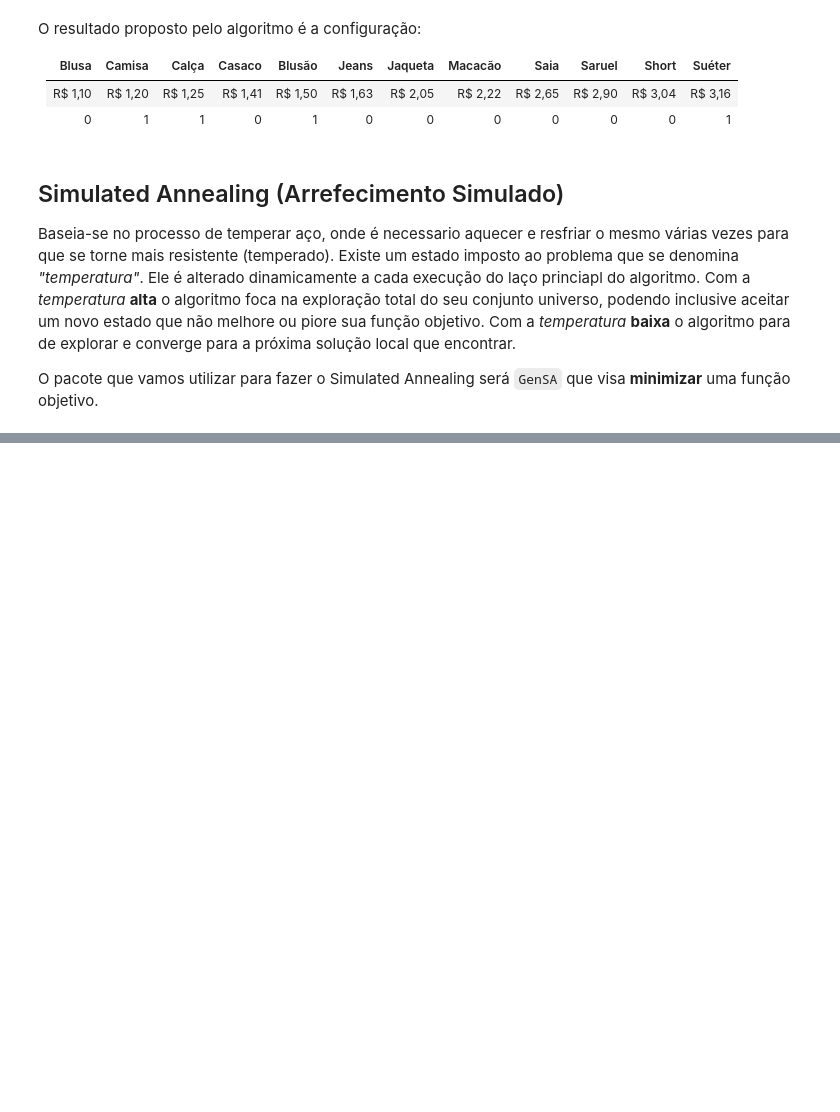
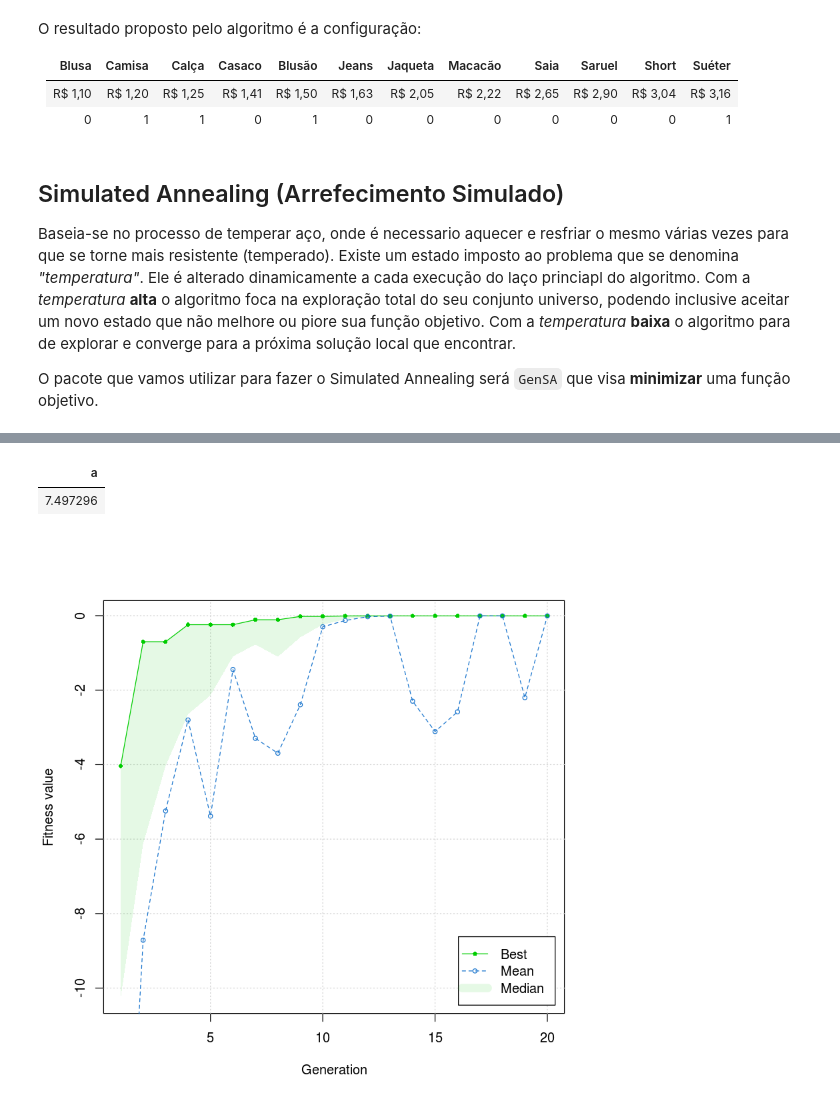
Before and after one commit to thbighead/jupyter-studies, a Jupyter notebook: Aprendizados R Scientist.ipynb, the cells around one changed output, grey strips where cells are left out. Cells and saved outputs as stored; diff of their text form; code cells hidden in the pictures; blank space fills up the shorter version.

```diff
--- a/Aprendizados R Scientist.ipynb
+++ b/Aprendizados R Scientist.ipynb
@@ -953,0 +1032,11 @@ $counts
+# %%
+# funcao de adaptacao
+f <- function(x) {
+    # equação 2x + 5 = 20
+    resultado = 2 * x + 5
+
+    if (resultado > 20)
+        return (20 - resultado)
+    else
+        return (resultado - 20)
+}
@@ -953,0 +1051,3 @@ $counts
+# %%
+# algoritmo genetico
+resultado = ga("real-value", fitness=f, min=c(-20), max=c(20), popSize=10, maxiter=20,  monitor=T, names=c("a"))
@@ -953,0 +1102,11 @@ $counts
+# %%
+#solucao
+summary(resultado)$solution
+# %% [output]
+| a |
+| 7.497296 |
+# %%
+#grafico da evolucao
+plot(resultado)
+# %% [output]
+[figure, added]
```
Also changed, not shown: parts of 27 cells of this notebook.
